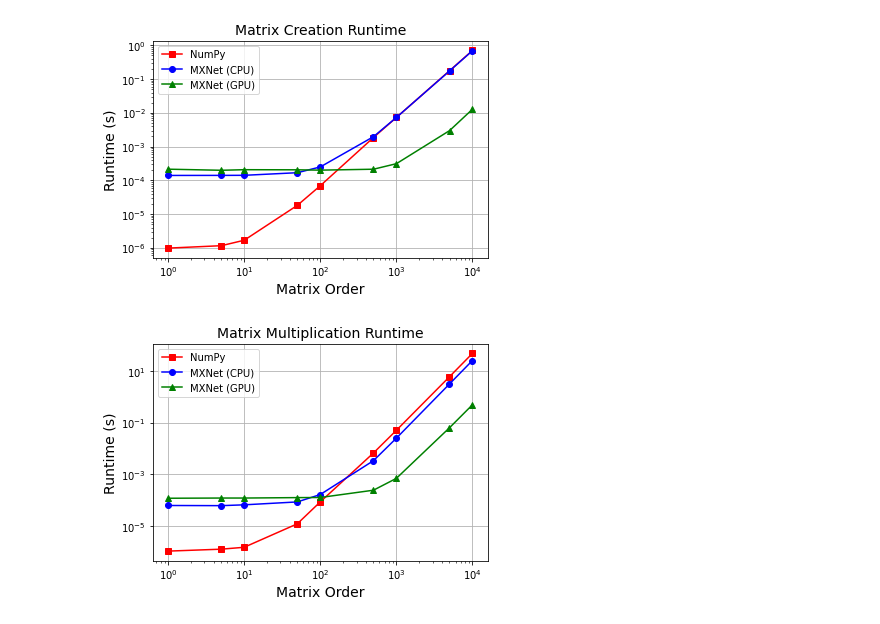
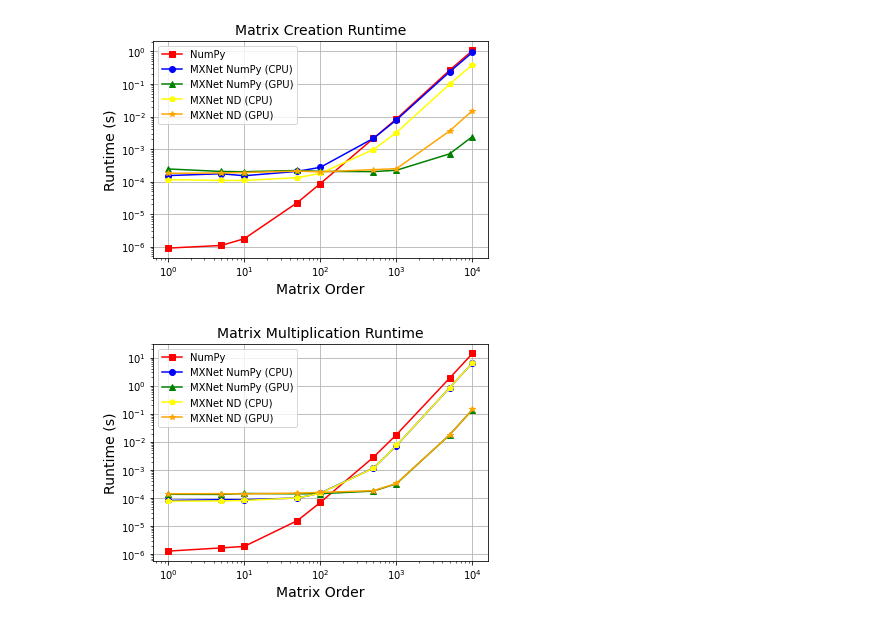
Before and after one commit to PacktPublishing/Deep-Learning-with-MXNet-Cookbook, a Jupyter notebook: ch01/1_2_NumPy_and_MXNet_ND_Arrays.ipynb, the cells around one changed output. Saved outputs shown, nothing was run; the diff lists cells and outputs as text; code cells hidden in the pictures.

```diff
--- a/ch01/1_2_NumPy_and_MXNet_ND_Arrays.ipynb
+++ b/ch01/1_2_NumPy_and_MXNet_ND_Arrays.ipynb
@@ -192,5 +228,5 @@ for n in matrix_orders:
     b = create_matrix_np(n)
 
     result = %timeit -o multiply_matrix_np(a, b)
-    timings_np["multiply"].append(result.best)
+    timings_np["multiply"].append(result.average)
 # %% [output]
@@ -231,11 +261,11 @@ The slowest run took 5.97 times longer than the fastest. This could mean that an
 # %%
-timings_mx_gpu["multiply"] = []
+timings_mx_np_gpu["multiply"] = []
 
 ctx = mx.gpu()
 for n in matrix_orders:
-    a = create_matrix_mx(n, ctx)
-    b = create_matrix_mx(n, ctx)
+    a = create_matrix_mx_np(n, ctx)
+    b = create_matrix_mx_np(n, ctx)
 
-    result = %timeit -o multiply_matrix_mx(a, b)
-    timings_mx_gpu["multiply"].append(result.best)
+    result = %timeit -o multiply_matrix_mx_np(a, b)
+    timings_mx_np_gpu["multiply"].append(result.average)
 # %% [output]
@@ -251,0 +281,9 @@ The slowest run took 4.25 times longer than the fastest. This could mean that an
+# %%
+timings_mx_nd_cpu["multiply"] = []
+
+for n in matrix_orders:
+    a = create_matrix_mx_nd(n)
+    b = create_matrix_mx_nd(n)
+
+    result = %timeit -o multiply_matrix_mx_nd(a, b)
+    timings_mx_nd_cpu["multiply"].append(result.average)
@@ -251,0 +300,10 @@ The slowest run took 4.25 times longer than the fastest. This could mean that an
+# %%
+timings_mx_nd_gpu["multiply"] = []
+
+ctx = mx.gpu()
+for n in matrix_orders:
+    a = create_matrix_mx_nd(n, ctx)
+    b = create_matrix_mx_nd(n, ctx)
+
+    result = %timeit -o multiply_matrix_mx_nd(a, b)
+    timings_mx_nd_gpu["multiply"].append(result.average)
@@ -254,8 +322,10 @@ import matplotlib.pyplot as plt
 
 fig = plt.figure()
 plt.plot(matrix_orders, timings_np["create"], color='red', marker='s')
-plt.plot(matrix_orders, timings_mx_cpu["create"], color='blue', marker='o')
-plt.plot(matrix_orders, timings_mx_gpu["create"], color='green', marker='^')
+plt.plot(matrix_orders, timings_mx_np_cpu["create"], color='blue', marker='o')
+plt.plot(matrix_orders, timings_mx_np_gpu["create"], color='green', marker='^')
+plt.plot(matrix_orders, timings_mx_nd_cpu["create"], color='yellow', marker='p')
+plt.plot(matrix_orders, timings_mx_nd_gpu["create"], color='orange', marker='*')
 plt.title("Matrix Creation Runtime", fontsize=14)
 plt.xlabel("Matrix Order", fontsize=14)
 plt.ylabel("Runtime (s)", fontsize=14)
@@ -263,25 +333,27 @@ plt.grid(True)
 ax = fig.gca()
 ax.set_xscale("log")
 ax.set_yscale("log")
-plt.legend(["NumPy", "MXNet (CPU)", "MXNet (GPU)"])
+plt.legend(["NumPy", "MXNet NumPy (CPU)", "MXNet NumPy (GPU)", "MXNet ND (CPU)", "MXNet ND (GPU)"])
 plt.show()
 # %% [output]
-[figure, old version]
+[figure, new version]
 # %%
 import matplotlib.pyplot as plt
 
 fig = plt.figure()
 plt.plot(matrix_orders, timings_np["multiply"], color='red', marker='s')
-plt.plot(matrix_orders, timings_mx_cpu["multiply"], color='blue', marker='o')
-plt.plot(matrix_orders, timings_mx_gpu["multiply"], color='green', marker='^')
+plt.plot(matrix_orders, timings_mx_np_cpu["multiply"], color='blue', marker='o')
+plt.plot(matrix_orders, timings_mx_np_gpu["multiply"], color='green', marker='^')
+plt.plot(matrix_orders, timings_mx_nd_cpu["multiply"], color='yellow', marker='p')
+plt.plot(matrix_orders, timings_mx_nd_gpu["multiply"], color='orange', marker='*')
 plt.title("Matrix Multiplication Runtime", fontsize=14)
 plt.xlabel("Matrix Order", fontsize=14)
 plt.ylabel("Runtime (s)", fontsize=14)
 plt.grid(True)
 ax = fig.gca()
 ax.set_xscale("log")
 ax.set_yscale("log")
-plt.legend(["NumPy", "MXNet (CPU)", "MXNet (GPU)"])
+plt.legend(["NumPy", "MXNet NumPy (CPU)", "MXNet NumPy (GPU)", "MXNet ND (CPU)", "MXNet ND (GPU)"])
 plt.show()
 # %% [output]
-[figure, old version]
+[figure, new version]
```
Also changed, not shown: parts of 17 cells of this notebook.
